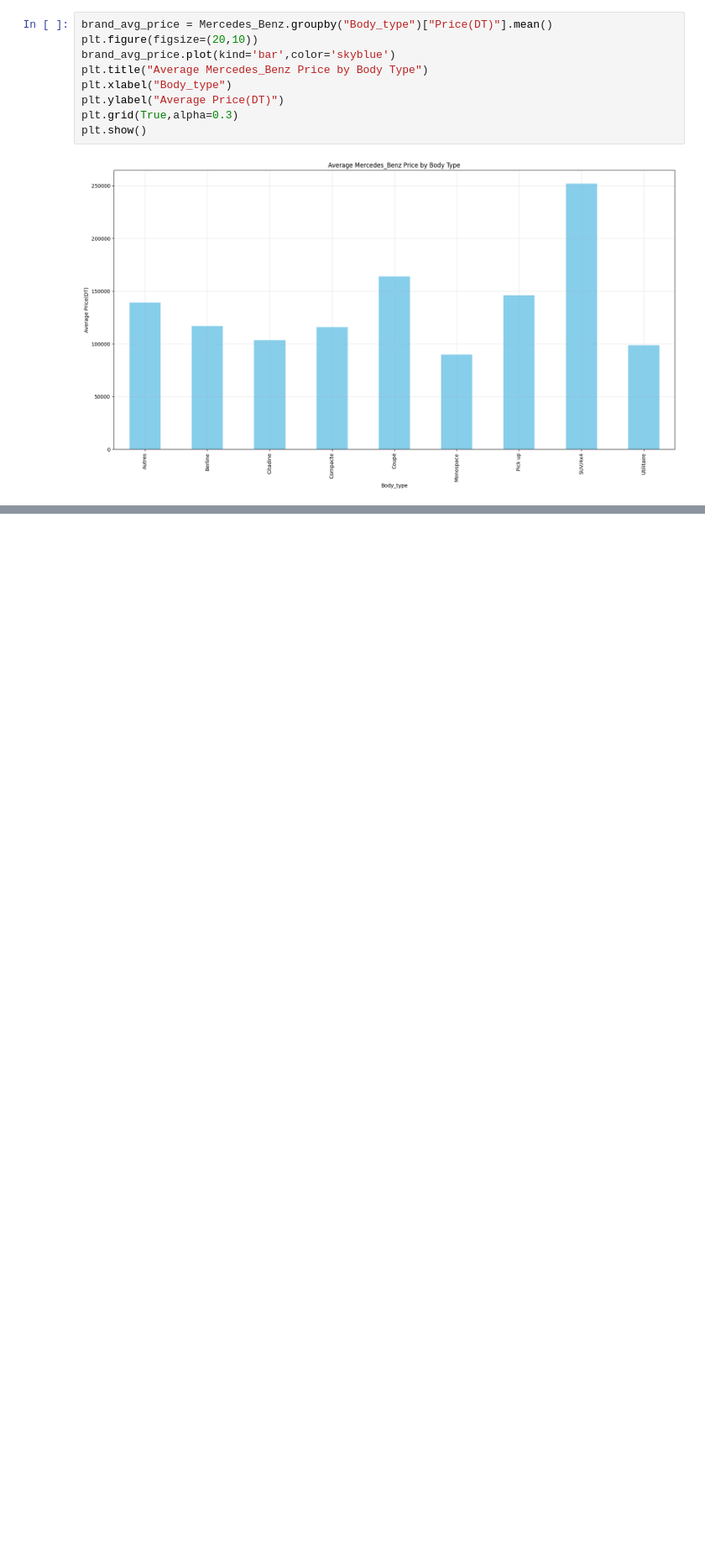
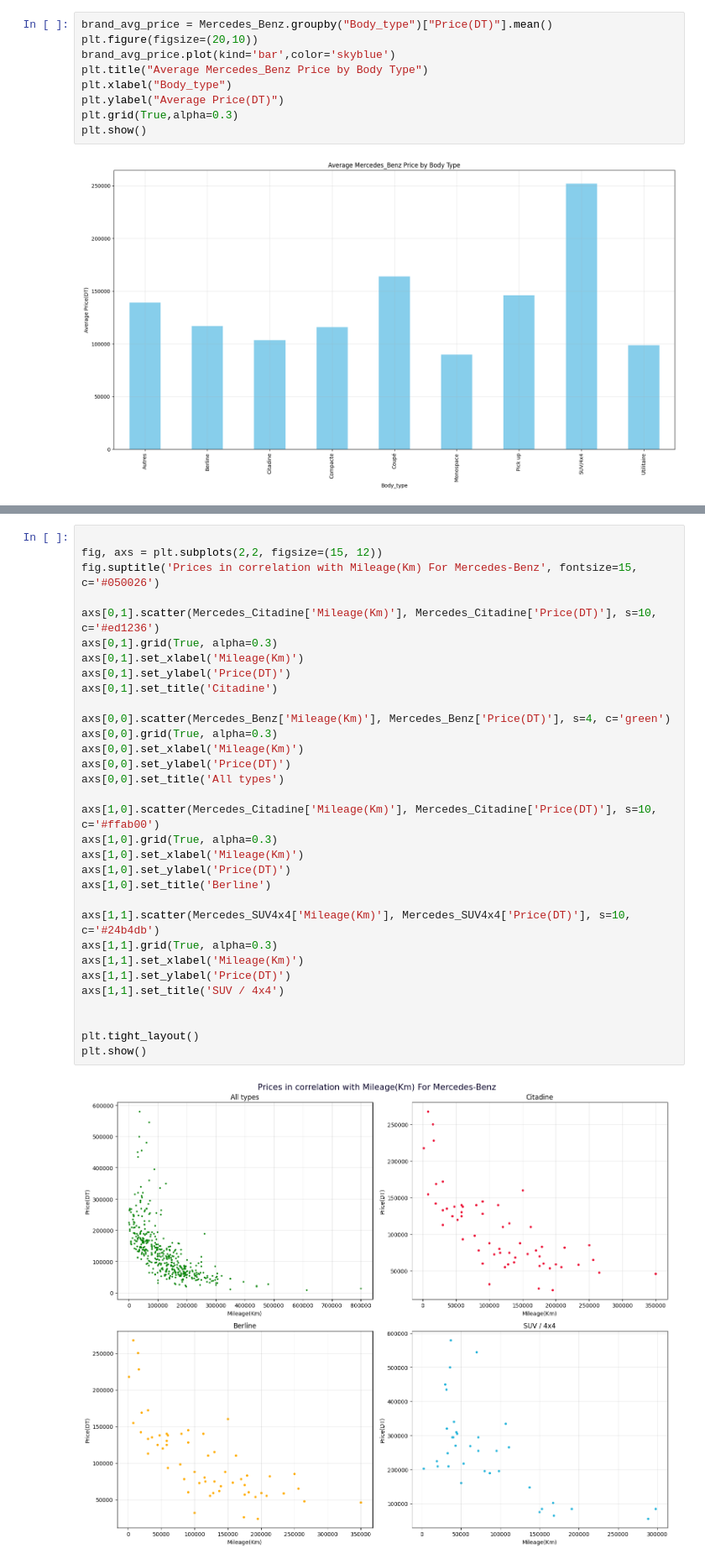
Before and after one commit to SayehOmar/AutoMobileTN_case_study, a Jupyter notebook: Case_study/Case_study.ipynb, the cells around one changed output, grey strips where cells are left out. Shown at 84% size. Cells and saved outputs as stored; diff of their text form; blank space fills up the shorter version.

```diff
--- a/Case_study/Case_study.ipynb
+++ b/Case_study/Case_study.ipynb
@@ -326,0 +350,34 @@ plt.show()
+# %%
+
+fig, axs = plt.subplots(2,2, figsize=(15, 12))
+fig.suptitle('Prices in correlation with Mileage(Km) For Mercedes-Benz', fontsize=15, c='#050026')
+
+axs[0,1].scatter(Mercedes_Citadine['Mileage(Km)'], Mercedes_Citadine['Price(DT)'], s=10, c='#ed1236')
+axs[0,1].grid(True, alpha=0.3)
+axs[0,1].set_xlabel('Mileage(Km)')
+axs[0,1].set_ylabel('Price(DT)')
+axs[0,1].set_title('Citadine')
+
+axs[0,0].scatter(Mercedes_Benz['Mileage(Km)'], Mercedes_Benz['Price(DT)'], s=4, c='green')
+axs[0,0].grid(True, alpha=0.3)
+axs[0,0].set_xlabel('Mileage(Km)')
+axs[0,0].set_ylabel('Price(DT)')
+axs[0,0].set_title('All types')
+
+axs[1,0].scatter(Mercedes_Citadine['Mileage(Km)'], Mercedes_Citadine['Price(DT)'], s=10, c='#ffab00')
+axs[1,0].grid(True, alpha=0.3)
+axs[1,0].set_xlabel('Mileage(Km)')
+axs[1,0].set_ylabel('Price(DT)')
+axs[1,0].set_title('Berline')
+
+axs[1,1].scatter(Mercedes_SUV4x4['Mileage(Km)'], Mercedes_SUV4x4['Price(DT)'], s=10, c='#24b4db')
+axs[1,1].grid(True, alpha=0.3)
+axs[1,1].set_xlabel('Mileage(Km)')
+axs[1,1].set_ylabel('Price(DT)')
+axs[1,1].set_title('SUV / 4x4')
+
+
+plt.tight_layout()
+plt.show()
+# %% [output]
+[figure, added]
```
Also changed, not shown: parts of 10 cells of this notebook.
